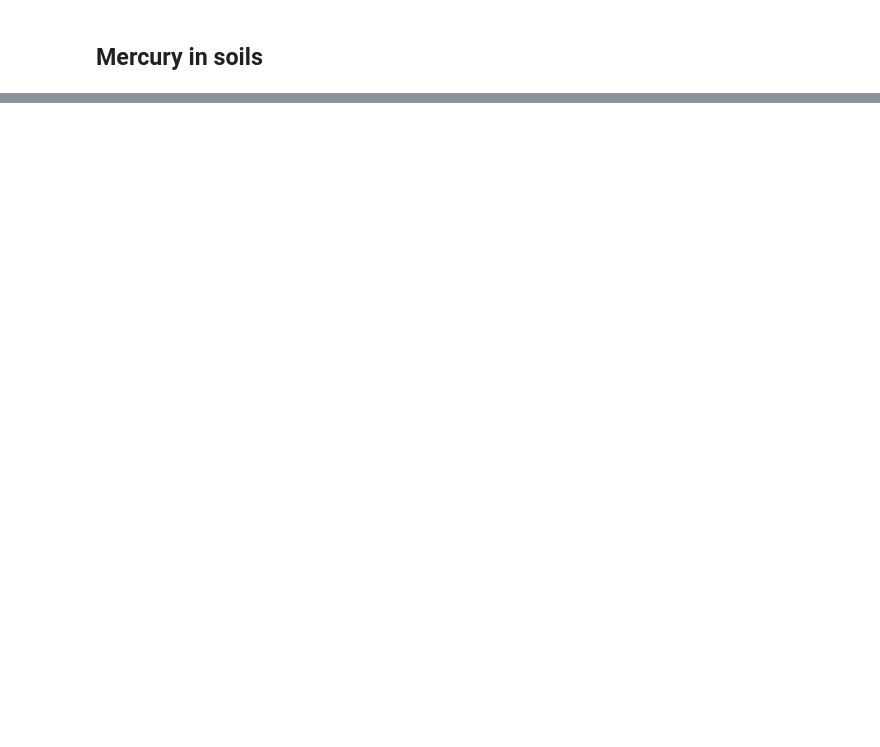
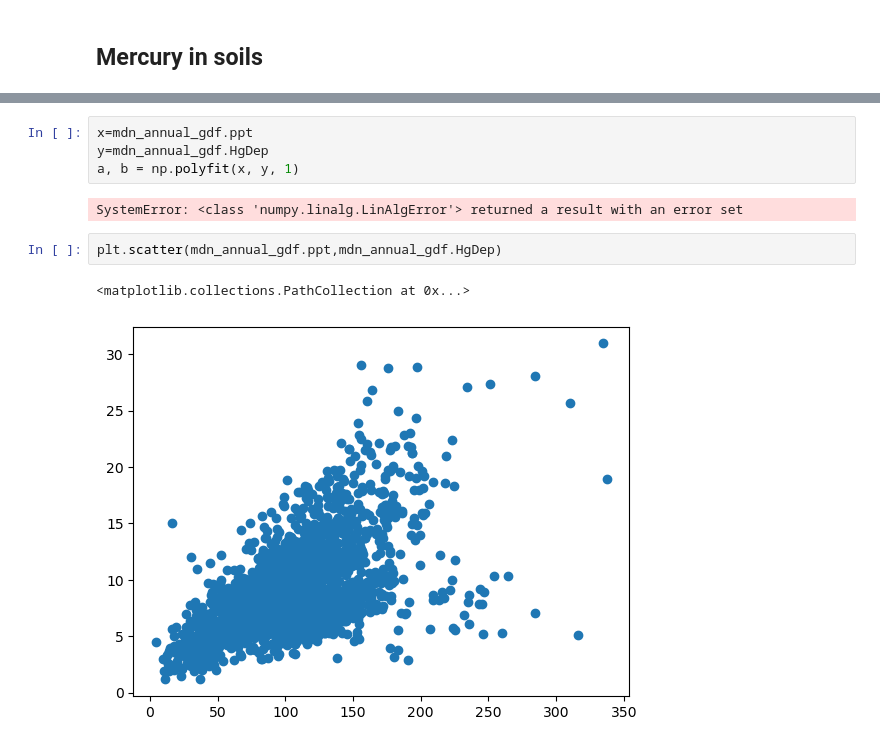
Before and after one commit to jangelamaya/rces-final-project, a Jupyter notebook: final_project.ipynb, the cells around one changed output, grey strips where cells are left out. Drawn from its saved outputs; the diff is of its cells as text; blank space fills up the shorter version.

```diff
--- a/final_project.ipynb
+++ b/final_project.ipynb
@@ -443,0 +203,11 @@ Name: HgDep, dtype: float64
+# %%
+x=mdn_annual_gdf.ppt
+y=mdn_annual_gdf.HgDep
+a, b = np.polyfit(x, y, 1)
+# %% [output]
+SystemError: <class 'numpy.linalg.LinAlgError'> returned a result with an error set
+# %%
+plt.scatter(mdn_annual_gdf.ppt,mdn_annual_gdf.HgDep)
+# %% [output]
+<matplotlib.collections.PathCollection at 0x...>
+[figure, added]
```
Also changed, not shown: parts of 73 cells of this notebook, 4 other files.
